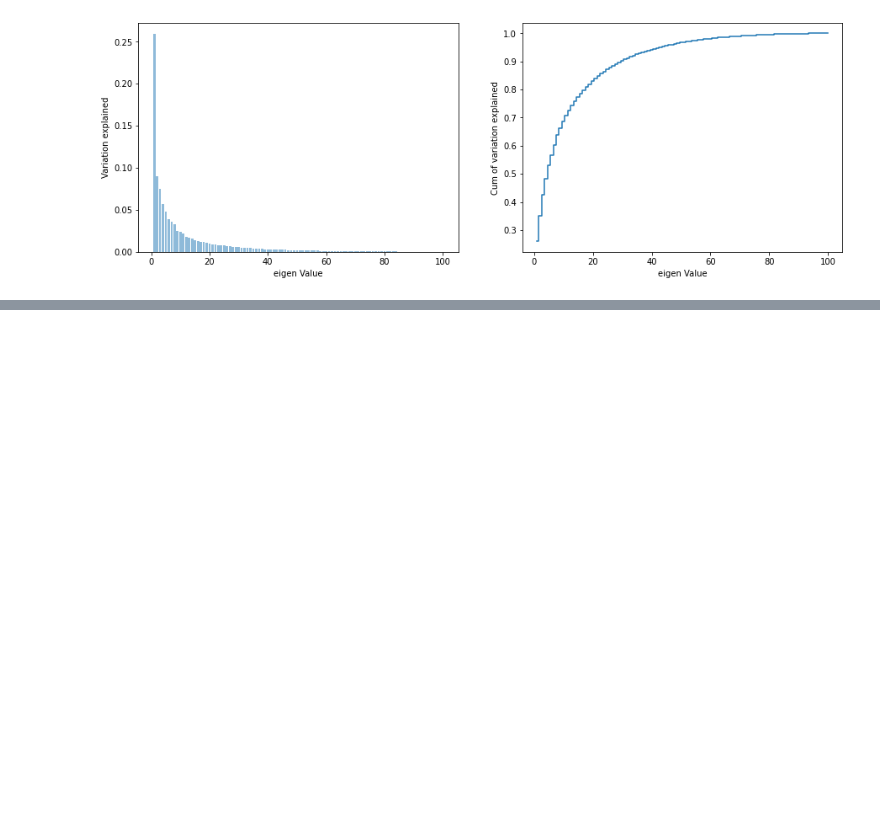
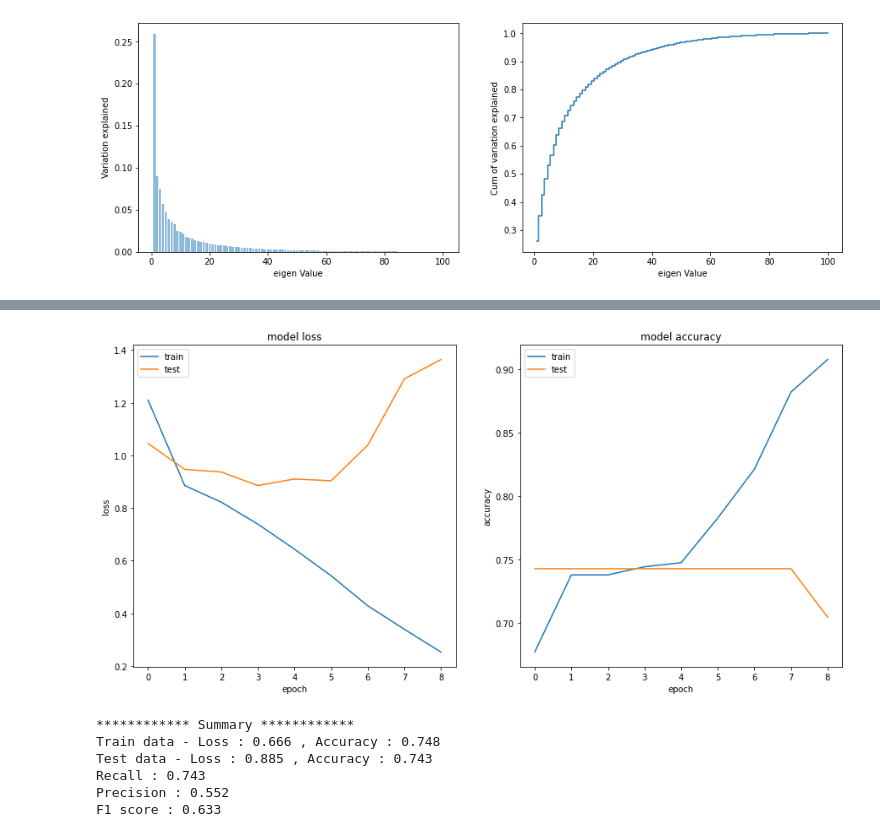
Before and after one commit to girijeshcse/chatbot_savy, a Jupyter notebook: notebooks/Capstone_project.ipynb, the cells around one changed output, grey strips where cells are left out. Drawn from its saved outputs; the diff is of its cells as text; code cells hidden in the pictures; blank space fills up the shorter version.

```diff
--- a/notebooks/Capstone_project.ipynb
+++ b/notebooks/Capstone_project.ipynb
@@ -712,0 +791,30 @@ F1 score : 0.627
+# %%
+from tensorflow.keras import Input, Model
+from tensorflow.keras.layers import Activation, TimeDistributed
+from tensorflow.keras.layers import Bidirectional, Dropout, Flatten, GlobalMaxPool1D
+from tensorflow.keras.layers import Embedding, LSTM, SpatialDropout1D
+from tensorflow.keras.models import load_model
+
+input = Input(shape=(max_len,), name='input')
+
+embedding = Embedding(input_dim=embedding_matrix_row,
+                      output_dim=EMBEDDING_DIM,
+                      weights= [embedding_matrix],
+                      trainable = False)(input)
+
+bidirectional = Bidirectional(LSTM(64, return_sequences=True))(embedding)
+
+timeDistributed = TimeDistributed(Dense(32, activation='relu'))(bidirectional)
+
+flatten = Flatten()(timeDistributed)
+
+dropout = Dropout(.4)(flatten)
+activation = Activation("relu")(dropout)
+
+output = Dense(classes, activation='softmax', name = "output")(activation)
+
+model = Model(inputs = input, outputs = output)
+
+model.compile(optimizer = "adam", loss = "categorical_crossentropy", metrics = ["accuracy"])
+
+model.summary()
@@ -712,0 +839,11 @@ F1 score : 0.627
+# %%
+checkpoint_path = "/content/drive/My Drive/Colab Notebooks/model-capstone-nlp.h5"
+
+mc = ModelCheckpoint(filepath=checkpoint_path, monitor="val_loss", verbose=1, save_best_only=True, save_weights_only=True, mode="min")
+es = EarlyStopping(monitor="val_loss", patience=5, mode="min")
+# %%
+history = model.fit(train_padded, y_train_NLP,
+                    validation_data = (test_padded, y_test_NLP),
+                    epochs = 20,
+                    batch_size = 30,
+                    callbacks = [mc, es])
@@ -712,0 +868,12 @@ F1 score : 0.627
+# %%
+model.load_weights(checkpoint_path)
+# %%
+get_summary_report(model, history, train_padded, y_train_NLP, test_padded, y_test_NLP, False)
+# %% [output]
+[figure, added]
+************ Summary ************
+Train data - Loss : 0.666 , Accuracy : 0.748
+Test data - Loss : 0.885 , Accuracy : 0.743
+Recall : 0.743
+Precision : 0.552
+F1 score : 0.633
```
Also changed, not shown: parts of 16 cells of this notebook.
